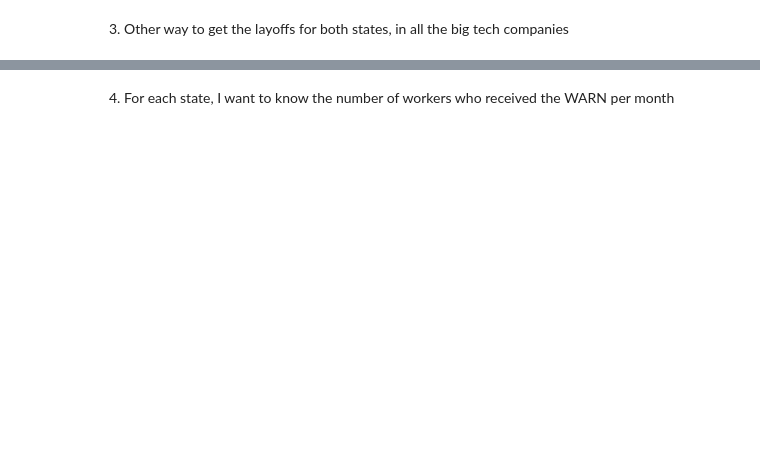
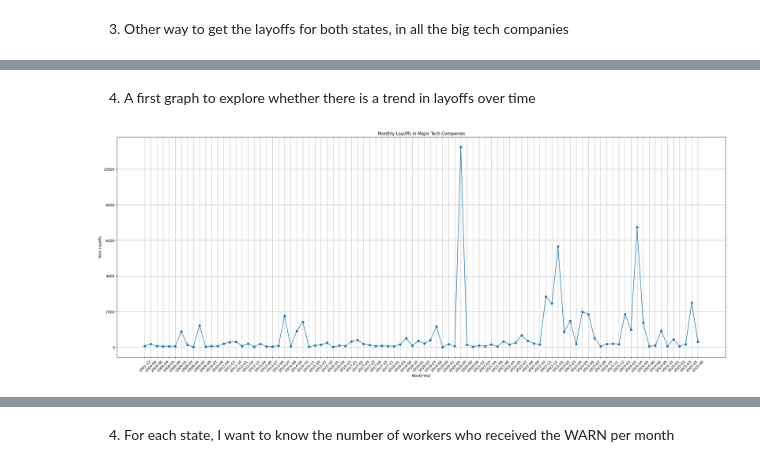
Before and after one commit to anna-peter/fd2p, a Jupyter notebook: python/layoff_second.ipynb, the cells around one changed output, grey strips where cells are left out. Drawn from its saved outputs; the diff is of its cells as text; code cells hidden in the pictures; blank space fills up the shorter version.

Commit message:
new graphs

```diff
--- a/python/layoff_second.ipynb
+++ b/python/layoff_second.ipynb
@@ -61,3 +54,29 @@ df_combined.head()
 | 2 | California | Amazon (SJC31 Facility) | Sunnyvale | 5 | 05/15/2025 | 07/07/2025 | Layoff Permanent | ... |
 | 3 | California | Amazon (SJC32 Facility) | Sunnyvale | 8 | 05/15/2025 | 07/07/2025 | Layoff Permanent | ... |
 | 4 | Virginia | Amazon MAK7 | Manassas | 88 | 03/12/2025 | 05/13/2025 | Closure | ... |
+# %% [markdown]
+4) A first graph to explore whether there is a trend in layoffs over time
+# %%
+# Convert the 'WARN Received Date' column to datetime format
+df_combined['WARN Received Date']= pd.to_datetime(df_combined['WARN Received Date'])
+# Create a new column to just keep the month and year
+df_combined['Month-Year'] = df_combined['WARN Received Date'].dt.to_period('M')
+# Remove the coma if any from the 'Number of Workers' column
+df_combined['Number of Workers'] = (df_combined['Number of Workers'].astype(str).str.replace(',', '', regex=False).str.replace('\u202f', '', regex=False).str.strip())
+# Convert the Number of Workers column to numeric
+df_combined['Number of Workers'] = pd.to_numeric(df_combined['Number of Workers'], errors='coerce')
+# Group by 'Month-Year' and sum the layoffs
+df_monthly_layoffs = df_combined.groupby('Month-Year')['Number of Workers'].sum().reset_index()
+
+# Plot the monthly layoffs
+plt.figure(figsize=(25, 10))
+plt.plot(df_monthly_layoffs['Month-Year'].astype(str), df_monthly_layoffs['Number of Workers'], marker='o')
+plt.title('Monthly Layoffs in Major Tech Companies')
+plt.xlabel('Month-Year')
+plt.ylabel('Total Layoffs')
+plt.xticks(rotation=45)
+plt.grid()
+plt.tight_layout()
+plt.show()
+# %% [output]
+[figure, added]
```
Also changed, not shown: parts of 15 cells of this notebook.
